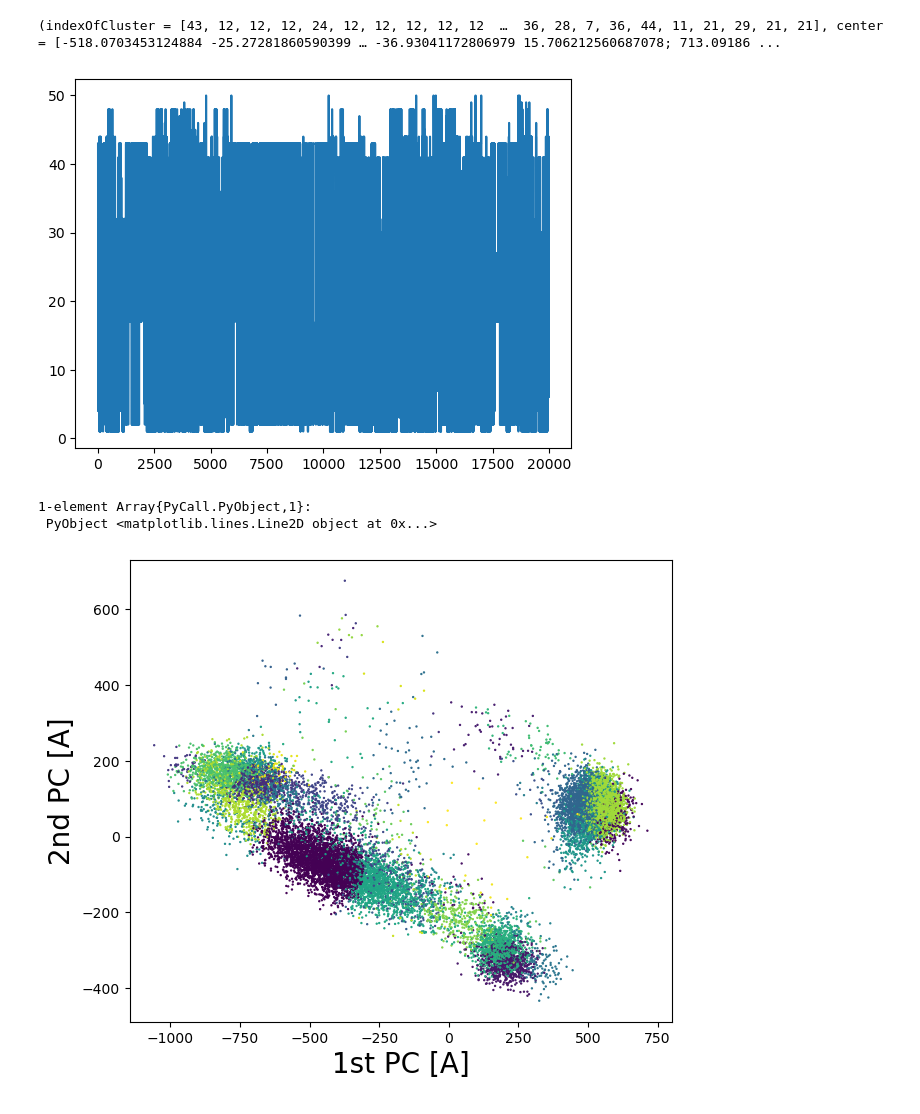
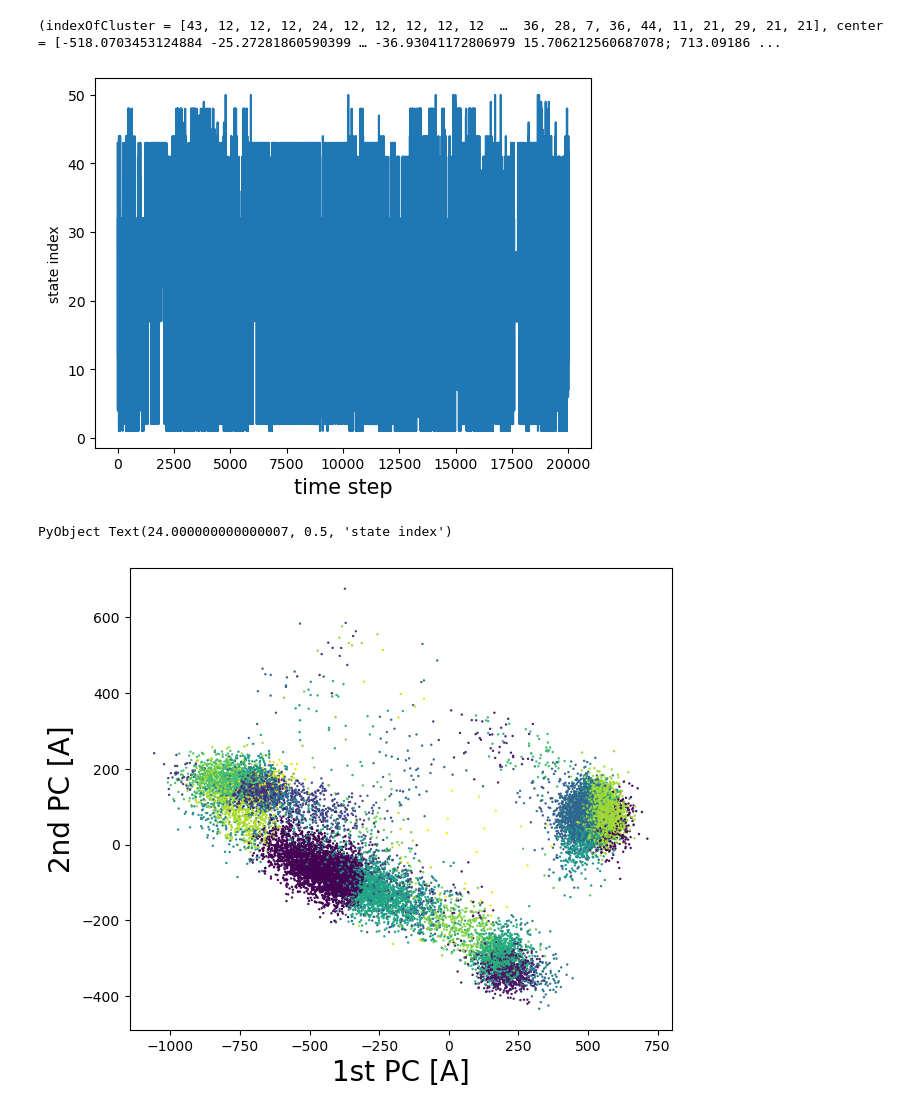
Before and after one commit to matsunagalab/tutorial_hmm, a Jupyter notebook: 01_Markov_State_Model.ipynb, the cells around one changed output. Drawn from its saved outputs; the diff is of its cells as text; code cells hidden in the pictures.

```diff
--- a/01_Markov_State_Model.ipynb
+++ b/01_Markov_State_Model.ipynb
@@ -163,12 +163,13 @@ CLUST = clusterkcenters(PCA.projection[:, 1:10], nstate)
 9 iteration  distance_max = 317.223465  kcluster = 50
 10 iteration  distance_max = 315.063185  kcluster = 50
 (indexOfCluster = [43, 12, 12, 12, 24, 12, 12, 12, 12, 12  …  36, 28, 7, 36, 44, 11, 21, 29, 21, 21], center = [-518.0703453124884 -25.27281860590399 … -36.93041172806979 15.706212560687078; 713.09186 ...
-# %%
-plot(CLUST.indexOfCluster)
-# %% [output]
-[figure, removed]
-1-element Array{PyCall.PyObject,1}:
- PyObject <matplotlib.lines.Line2D object at 0x...>
+# %%
+plot(CLUST.indexOfCluster)
+xlabel("time step", fontsize=15)
+ylabel("state index")
+# %% [output]
+[figure, added]
+PyObject Text(24.000000000000007, 0.5, 'state index')
 # %%
 # scatter plot of PC1 and PC2 colored by clustered states
 fig, ax = subplots(figsize=(7, 6))
```
Also changed, not shown: parts of 6 cells of this notebook, 2 other files.
